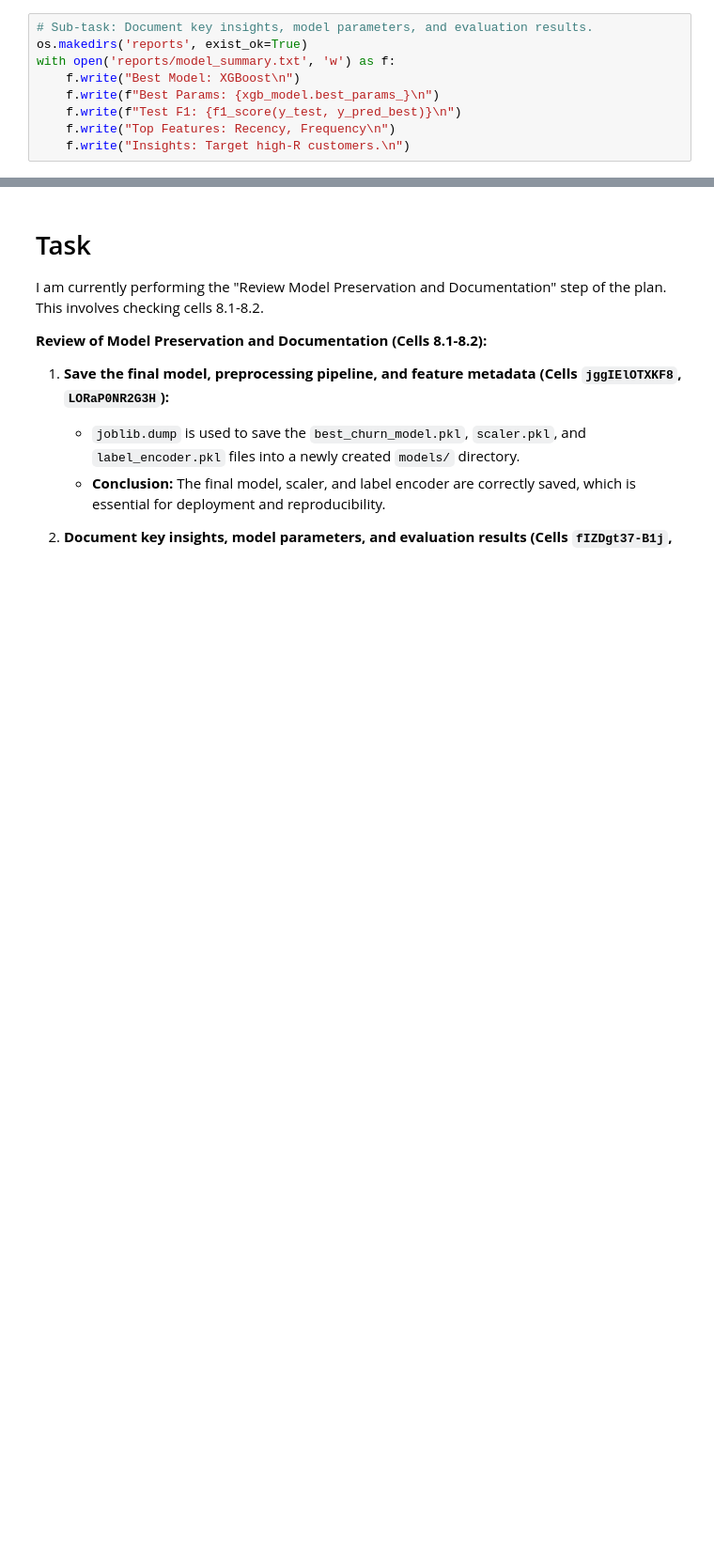
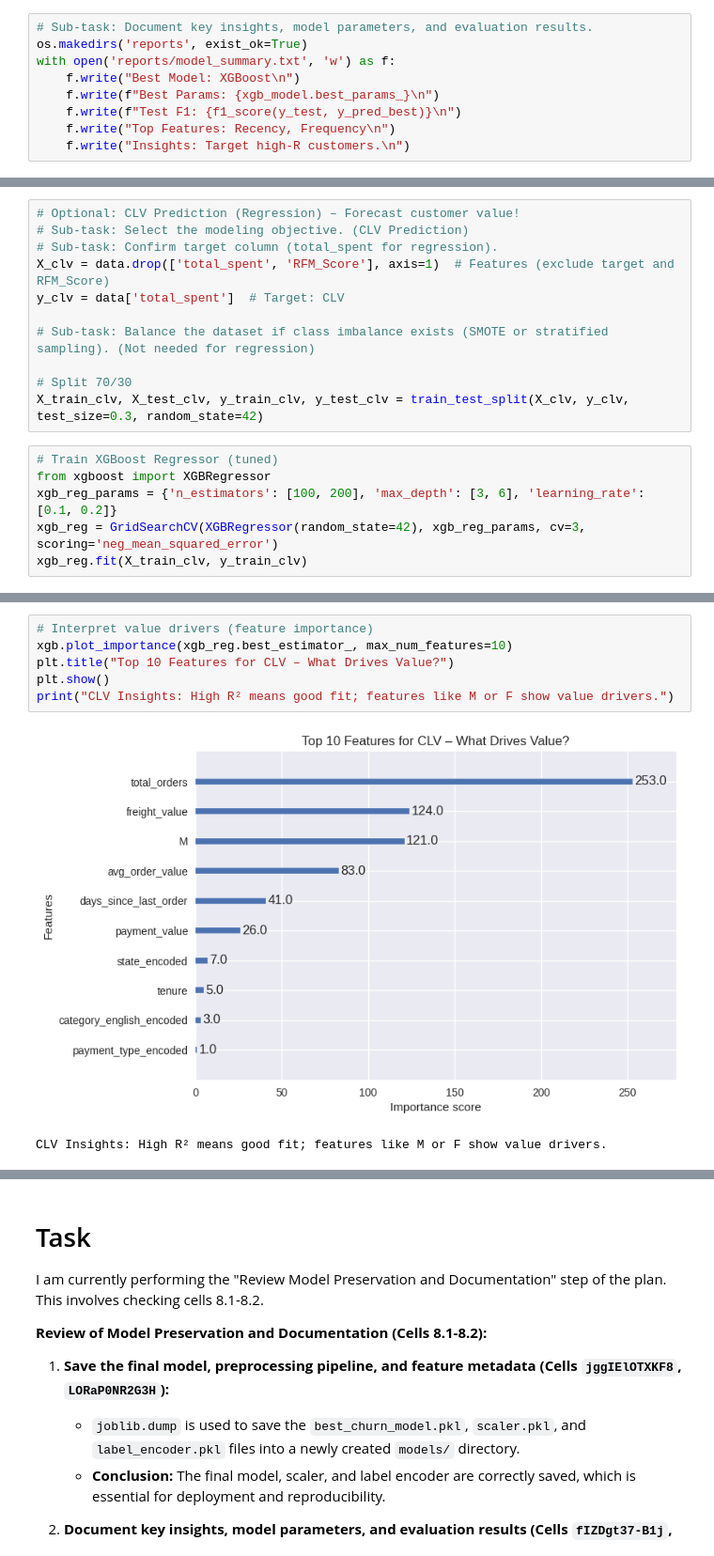
Before and after one commit to Kanakbaghel/Capstone_Project, a Jupyter notebook: Scripts/P2 : Predictive Modelling.ipynb, the cells around one changed output, grey strips where cells are left out. Shown at 94% size. Saved outputs shown, nothing was run; the diff lists cells and outputs as text; blank space fills up the shorter version.

```diff
--- a/Scripts/P2 : Predictive Modelling.ipynb
+++ b/Scripts/P2 : Predictive Modelling.ipynb
@@ -1048,0 +993,17 @@ with open('reports/model_summary.txt', 'w') as f:
+# %%
+# Optional: CLV Prediction (Regression) – Forecast customer value!
+# Sub-task: Select the modeling objective. (CLV Prediction)
+# Sub-task: Confirm target column (total_spent for regression).
+X_clv = data.drop(['total_spent', 'RFM_Score'], axis=1)  # Features (exclude target and RFM_Score)
+y_clv = data['total_spent']  # Target: CLV
+
+# Sub-task: Balance the dataset if class imbalance exists (SMOTE or stratified sampling). (Not needed for regression)
+
+# Split 70/30
+X_train_clv, X_test_clv, y_train_clv, y_test_clv = train_test_split(X_clv, y_clv, test_size=0.3, random_state=42)
+# %%
+# Train XGBoost Regressor (tuned)
+from xgboost import XGBRegressor
+xgb_reg_params = {'n_estimators': [100, 200], 'max_depth': [3, 6], 'learning_rate': [0.1, 0.2]}
+xgb_reg = GridSearchCV(XGBRegressor(random_state=42), xgb_reg_params, cv=3, scoring='neg_mean_squared_error')
+xgb_reg.fit(X_train_clv, y_train_clv)
@@ -1048,0 +1040,9 @@ with open('reports/model_summary.txt', 'w') as f:
+# %%
+# Interpret value drivers (feature importance)
+xgb.plot_importance(xgb_reg.best_estimator_, max_num_features=10)
+plt.title("Top 10 Features for CLV – What Drives Value?")
+plt.show()
+print("CLV Insights: High R² means good fit; features like M or F show value drivers.")
+# %% [output]
+[figure, added]
+CLV Insights: High R² means good fit; features like M or F show value drivers.
```
Also changed, not shown: parts of 40 cells of this notebook.
